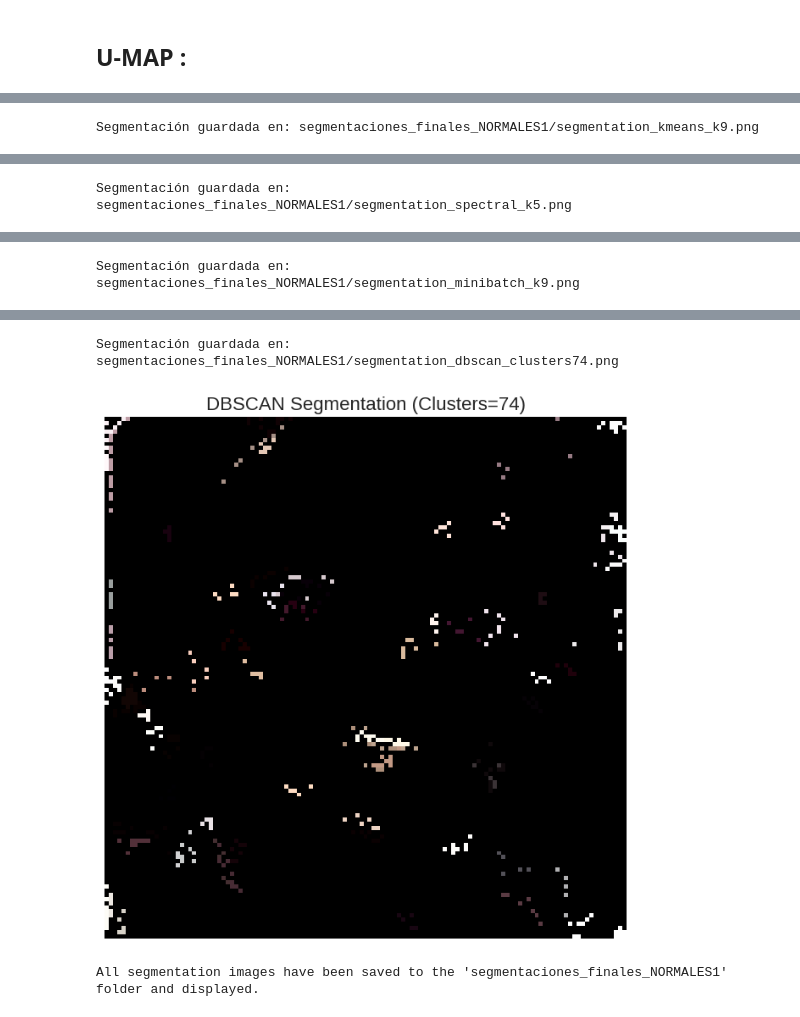
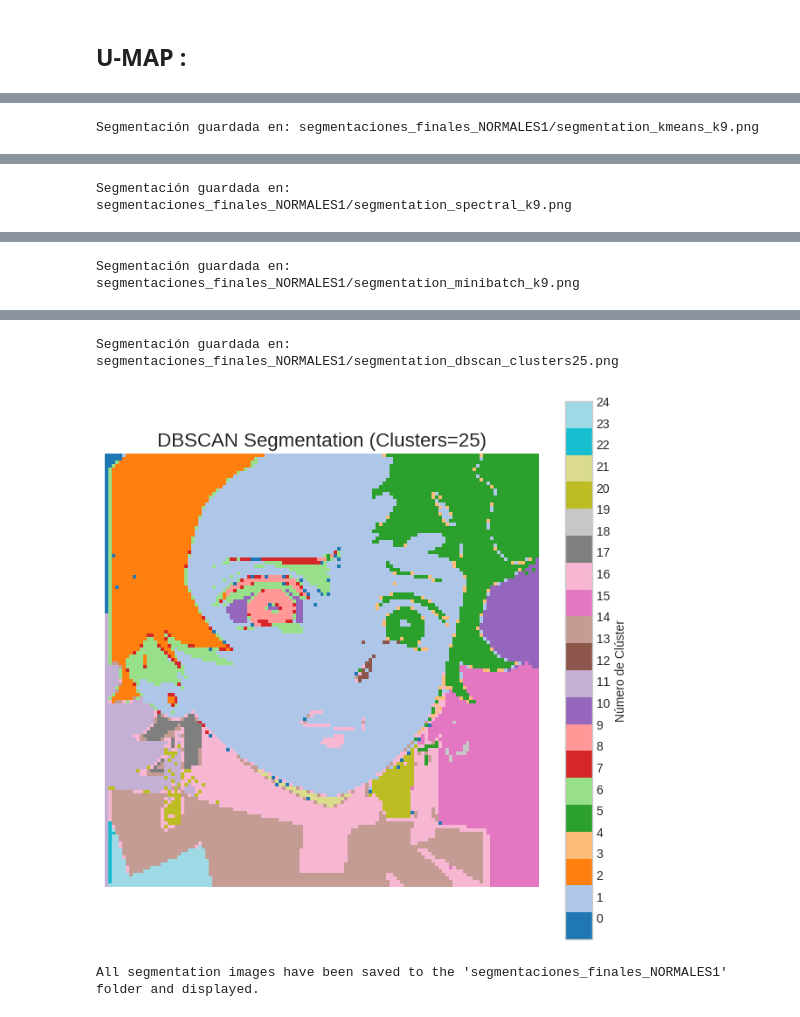
Before and after one commit to DystopicSoftware/TALLER_TAM, a Jupyter notebook: TANJIRO_CONGLOMERADOS_(1).ipynb, the cells around one changed output, grey strips where cells are left out. Drawn from its saved outputs; the diff is of its cells as text; code cells hidden in the pictures.

```diff
--- a/TANJIRO_CONGLOMERADOS_(1).ipynb
+++ b/TANJIRO_CONGLOMERADOS_(1).ipynb
@@ -513,8 +533,8 @@ En este ejemplo, la línea roja discontinua está en y=0.1, pero se debe ajustar
 ### DBSCAN
 # %%
 # Valores de ejemplo, pueden necesitar ajuste para tu imagen específica.
-eps_val = 0.029 # Un radio pequeño, ajusta si obtienes mucho ruido o un solo cluster
-min_samples_val = 30
+eps_val = 0.039 # Un radio pequeño, ajusta si obtienes mucho ruido o un solo cluster
+min_samples_val = 10
 start_time = time.time()
 
 # --- d) DBSCAN (CORREGIDO) ---# --- DBSCAN (GPU) ---
@@ -774,13 +775,14 @@ from cuml.preprocessing import MinMaxScaler as cuMinMaxScaler # Importa el scale
 from cuml.decomposition import PCA as cuPCA
 from cuml.manifold import UMAP as cuUMAP
 import matplotlib.pyplot as plt # Matplotlib para la visualización (sigue siendo en CPU)
-
+import numpy as np # Import numpy for normalization
+X_gpu0 = cp.array(X, dtype=cp.float32) # Es buena práctica especificar dtype para GPU
 # 1. Convertir los datos a un DataFrame de cuDF para la GPU
-X_gdf = cudf.DataFrame(X_gpu)
+X_gdf = cudf.DataFrame(X_gpu0)
 
 # 2. Escalado con cuML MinMaxScaler (en la GPU)
-scaler = cuMinMaxScaler()
-X_scaled_gdf = scaler.fit_transform(X_gdf)
+#scaler = cuMinMaxScaler()
+X_scaled_gdf = X_gdf/255         # scaler.fit_transform(X_gdf)
 
 # --- Visualización con cuPCA ---
 pca_gpu = cuPCA(n_components=2, random_state=42)
@@ -789,12 +791,15 @@ X_reduced_cpu_pca = X_reduced_pca_gpu.to_numpy()
 
 # Reshape img_rgb to match the shape expected by scatter for coloring
 # It needs to be (number_of_pixels, number_of_color_channels)
-img_rgb_reshaped = img_rgb.reshape(-1, 3) / 255.0 # Normalize colors to [0, 1] if not already done
+img_rgb_reshaped = image.reshape(-1, 3)
+
+# Normalize pixel values to be within the 0-1 range for coloring
+img_rgb_normalized = img_rgb_reshaped / 255.0
 
 plt.figure(figsize=(12, 6)) # Aumentar el tamaño para ambas visualizaciones
 plt.subplot(1, 2, 1) # Subplot para PCA
-# Use the reshaped img_rgb_reshaped for the 'c' argument
-plt.scatter(X_reduced_cpu_pca[:,0], X_reduced_cpu_pca[:,1], c=img_rgb_reshaped, s=5, alpha=0.7)
+# Use the normalized reshaped img_rgb_normalized for the 'c' argument
+plt.scatter(X_reduced_cpu_pca[:,0], X_reduced_cpu_pca[:,1], c=img_rgb_normalized, s=5, alpha=0.7)
 plt.title('Visualización de Píxeles (cuPCA) con Color RGB Original')
 plt.xlabel('Componente Principal 1')
 plt.ylabel('Componente Principal 2')
@@ -819,8 +824,8 @@ X_reduced_umap_gpu = umap_gpu.fit_transform(X_scaled_gdf)
 X_reduced_cpu_umap = X_reduced_umap_gpu.to_numpy()
 
 plt.subplot(1, 2, 2) # Subplot para UMAP
-# Use the reshaped img_rgb_reshaped for the 'c' argument
-plt.scatter(X_reduced_cpu_umap[:,0], X_reduced_cpu_umap[:,1], c=img_rgb_reshaped, s=5, alpha=0.7)
+# Use the normalized reshaped img_rgb_normalized for the 'c' argument
+plt.scatter(X_reduced_cpu_umap[:,0], X_reduced_cpu_umap[:,1], c=img_rgb_normalized, s=5, alpha=0.7)
 plt.title('Visualización de Píxeles (cuUMAP) con Color RGB Original')
 plt.xlabel('Componente UMAP 1')
 plt.ylabel('Componente UMAP 2')
@@ -1207,3 +1214,6 @@ def plot_clustering_metrics(k_values, results_dict, dbscan_info=None):
+# %%
+img_rgb = image
+height, width = image.shape[:2]
 # %% [markdown]
 ## **PCA :**
 # %%
@@ -1486,8 +1497,8 @@ Ejecutando Spectral Clustering (scikit-learn)...
 Resultados de Spectral Clustering (scikit-learn) añadidos al diccionario global 'results2'.
 # %%
 # Puedes definir tus valores para DBSCAN aquí o pasarlos como variables:
-eps_val = 0.029 # Ajusta este valor para tu imagen
-min_samples_val = 5 # Ajusta este valor
+eps_val = 0.5 # Ajusta este valor para tu imagen
+min_samples_val = 10 # Ajusta este valor
 
 # Llamada a la función para DBSCAN (cuML)
 dbscan_model_result, num_clusters_dbscan, silhouette_dbscan, time_dbscan, dbscan_cuml_results2_entry = \
@@ -1530,8 +1532,8 @@ plot_clustering_metrics(k_values, results2, dbscan_info=results2['DBSCAN (cuML)'
 
 # Define best k/number of clusters for each algorithm:
 best_k_kmeans_plus_plus = 9 # Example
-best_k_spectral = 5         # Example
-best_k_minibatch = 9        # Example
+best_k_spectral = 9         # Example
+best_k_minibatch = 9       # Example
 # Correct the key to access DBSCAN results1from 'DBSCAN (cuML)' to 'DBSCAN_GPU'
 best_k_dbscan_actual = results2['DBSCAN (cuML)']['num_clusters'] # Actual clusters found by DBSCAN
 
@@ -1592 +1594 @@ Segmentación guardada en: segmentaciones_finales_NORMALES1/segmentation_kmeans_
-Segmentación guardada en: segmentaciones_finales_NORMALES1/segmentation_spectral_k5.png
+Segmentación guardada en: segmentaciones_finales_NORMALES1/segmentation_spectral_k9.png
@@ -1596,3 +1598,3 @@ Segmentación guardada en: segmentaciones_finales_NORMALES1/segmentation_minibat
-Segmentación guardada en: segmentaciones_finales_NORMALES1/segmentation_dbscan_clusters74.png
+Segmentación guardada en: segmentaciones_finales_NORMALES1/segmentation_dbscan_clusters25.png
-[figure, old version]
+[figure, new version]
 All segmentation images have been saved to the 'segmentaciones_finales_NORMALES1' folder and displayed.
```
Also changed, not shown: parts of 52 cells of this notebook.
